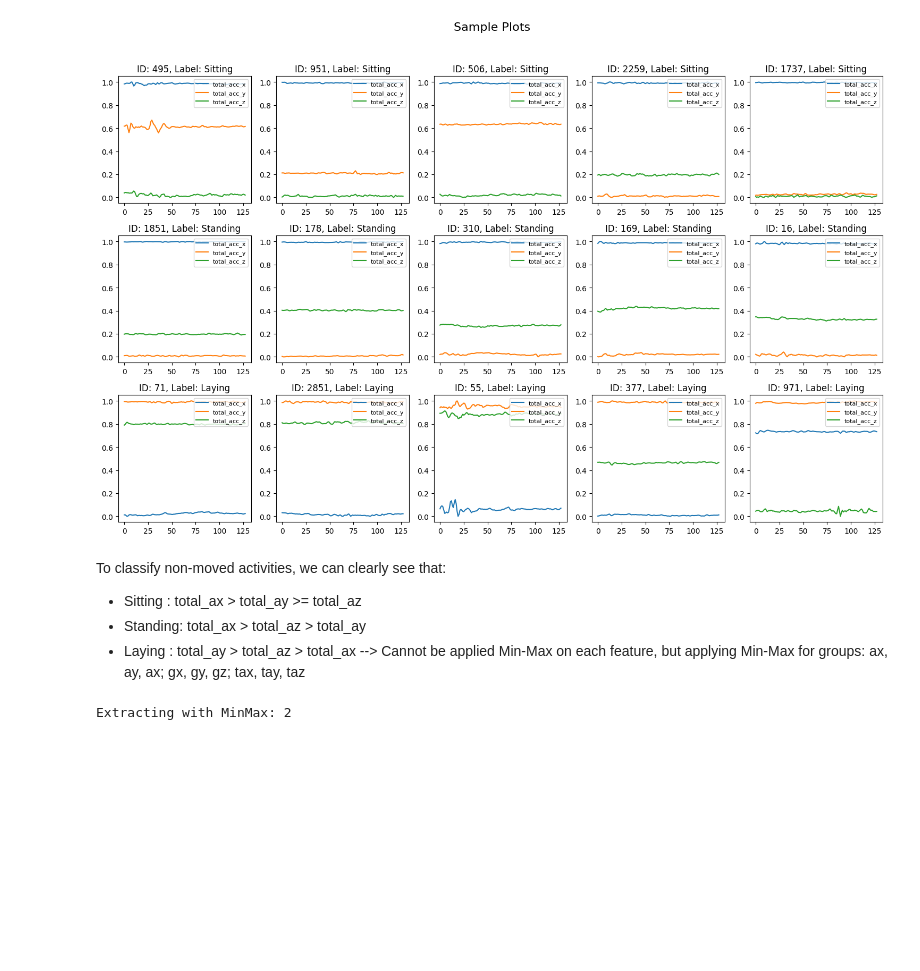
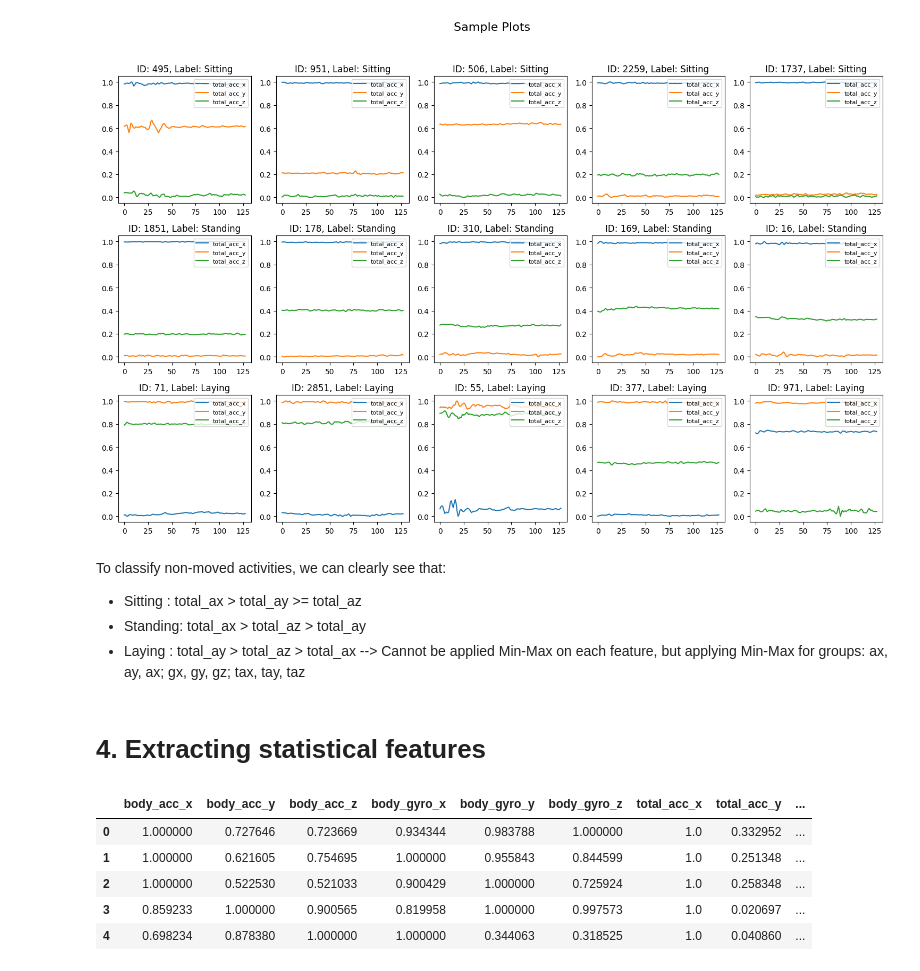
Before and after one commit to tungBKDN/icu-classification, a Jupyter notebook: PCA/pca.ipynb, the cells around one changed output. Cells and saved outputs as stored; diff of their text form; code cells hidden in the pictures; blank space fills up the shorter version.

```diff
--- a/PCA/pca.ipynb
+++ b/PCA/pca.ipynb
@@ -222,9 +228,37 @@ To classify non-moved activities, we can clearly see that:
 - Standing: total_ax > total_az >  total_ay
 - Laying  : total_ay > total_az >  total_ax
 --> Cannot be applied Min-Max on each feature, but applying Min-Max for groups: ax, ay, ax; gx, gy, gz; tax, tay, taz
-# %%
-group_scaled = get_whole_dataset(test, y_test, minmax=2)
-# Save
-group_scaled.to_csv('../structured_data/group_scaled_data-test.csv', index=False)
-# %% [output]
-Extracting with MinMax: 2
+# %% [markdown]
+# 4. Extracting statistical features
+# %%
+stats = ["max", "min", "mean", "std"]
+def get_stats(df: pd.DataFrame, stats: str, num_samples = 1500):
+    """
+    Get statistics of the data by stats
+    """
+    sampled = df.sample(num_samples, random_state=40)
+    # Create a new DataFrame to store the statistics
+    stats_datas = []
+    for i in tqdm(range(len(sampled)), desc="Calculating statistics"):
+        row = sampled.iloc[i]
+        cols_data = get_stats_by_row(row, stats)
+        stats_datas.append(cols_data)
+    # Create a DataFrame from the list of dictionaries
+    stats_df = pd.DataFrame(stats_datas)
+    return stats_df
+
+def get_stats_by_row(row, stat: str) -> dict:
+    cols_data = {}
+    for col in cols:
+        cols_data[col] = np.fromstring(str(row[col]).strip('[]'), sep=' ')
+        if stat == "max":
+            cols_data[col] = np.max(cols_data[col])
+        elif stat == "min":
+            cols_data[col] = np.min(cols_data[col])
+        elif stat == "mean":
+            cols_data[col] = np.mean(cols_data[col])
+        elif stat == "std":
+            cols_data[col] = np.std(cols_data[col])
+    cols_data["sample_id"] = row["sample_id"]
+    cols_data["label"] = row["label"]
+    return cols_data
@@ -230,0 +269,9 @@ Extracting with MinMax: 2
+# %%
+stats_data["max"].head()
+# %% [output]
+|  | body_acc_x | body_acc_y | body_acc_z | body_gyro_x | body_gyro_y | body_gyro_z | total_acc_x | total_acc_y | ... |
+| 0 | 1.000000 | 0.727646 | 0.723669 | 0.934344 | 0.983788 | 1.000000 | 1.0 | 0.332952 | ... |
+| 1 | 1.000000 | 0.621605 | 0.754695 | 1.000000 | 0.955843 | 0.844599 | 1.0 | 0.251348 | ... |
+| 2 | 1.000000 | 0.522530 | 0.521033 | 0.900429 | 1.000000 | 0.725924 | 1.0 | 0.258348 | ... |
+| 3 | 0.859233 | 1.000000 | 0.900565 | 0.819958 | 1.000000 | 0.997573 | 1.0 | 0.020697 | ... |
+| 4 | 0.698234 | 0.878380 | 1.000000 | 1.000000 | 0.344063 | 0.318525 | 1.0 | 0.040860 | ... |
```
Also changed, not shown: parts of 6 cells of this notebook.
